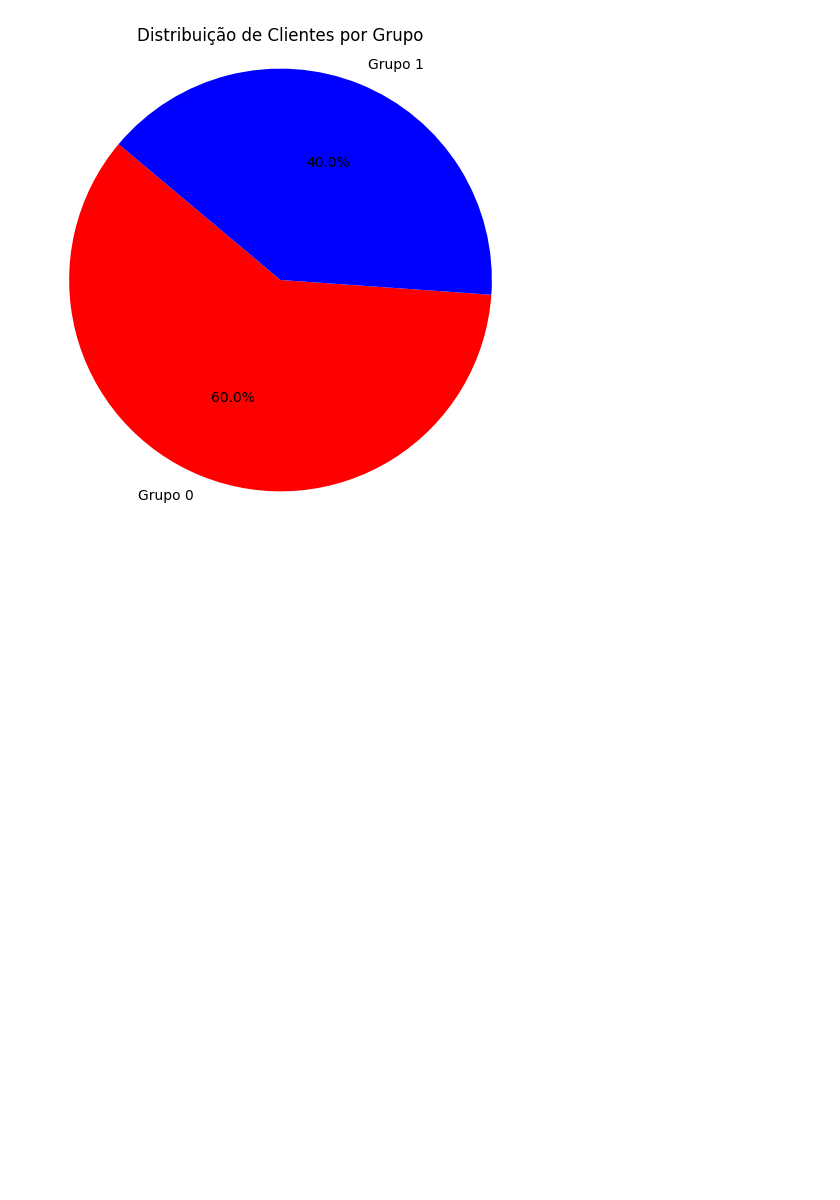
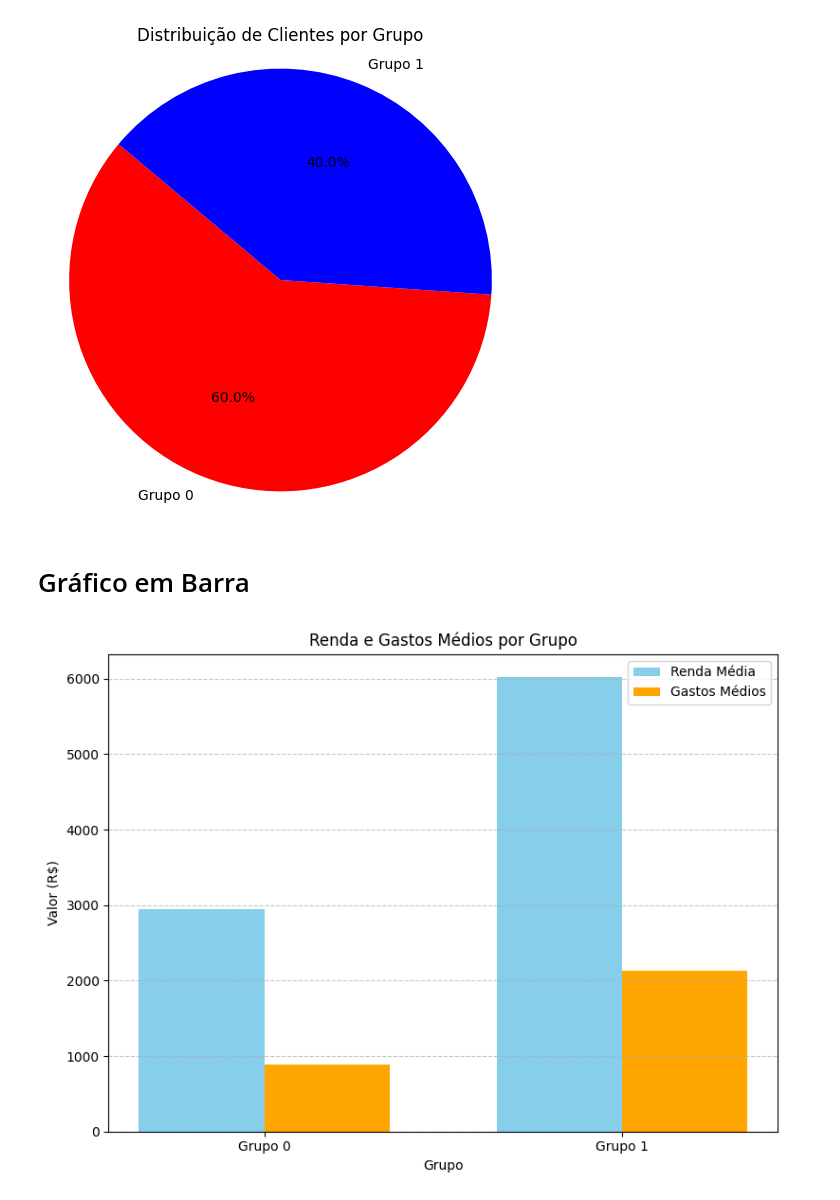
Before and after one commit to wesleyorrr/AND_AL_ONE, a Jupyter notebook: Analise_dados0.ipynb, the cells around one changed output. Cells and saved outputs as stored; diff of their text form; code cells hidden in the pictures; blank space fills up the shorter version.

```diff
--- a/Analise_dados0.ipynb
+++ b/Analise_dados0.ipynb
@@ -732,3 +732,48 @@ plt.axis('equal')  # Deixa o gráfico em formato de círculo
 plt.show()
 # %% [output]
 [figure]
+# %% [markdown]
+# Gráfico em Barra
+# %%
+import pandas as pd
+import matplotlib.pyplot as plt
+from sklearn.cluster import KMeans
+
+# Dados dos clientes
+dados = {
+    'idade': [23, 25, 31, 35, 45, 52, 46, 38, 29, 33],
+    'renda': [2000, 2500, 3000, 4000, 6000, 7500, 5800, 4800, 2700, 3500],
+    'gastos': [500, 600, 1200, 1000, 2000, 2500, 2200, 1800, 900, 1100]
+}
+
+df = pd.DataFrame(dados)
+
+# Modelo KMeans com 2 clusters
+modelo = KMeans(n_clusters=2, random_state=42)
+df['grupo'] = modelo.fit_predict(df[['idade', 'renda', 'gastos']])
+
+# Cálculo das médias por grupo
+medias = df.groupby('grupo')[['renda', 'gastos']].mean()
+
+# Gráfico de barras
+plt.figure(figsize=(8, 6))
+bar_width = 0.35
+index = range(len(medias))
+
+# Barras de renda
+plt.bar(index, medias['renda'], bar_width, label='Renda Média', color='skyblue')
+
+# Barras de gastos ao lado
+plt.bar([i + bar_width for i in index], medias['gastos'], bar_width, label='Gastos Médios', color='orange')
+
+# Configurações do gráfico
+plt.xlabel('Grupo')
+plt.ylabel('Valor (R$)')
+plt.title('Renda e Gastos Médios por Grupo')
+plt.xticks([i + bar_width / 2 for i in index], [f'Grupo {i}' for i in medias.index])
+plt.legend()
+plt.grid(axis='y', linestyle='--', alpha=0.7)
+plt.tight_layout()
+plt.show()
+# %% [output]
+[figure, added]
```
